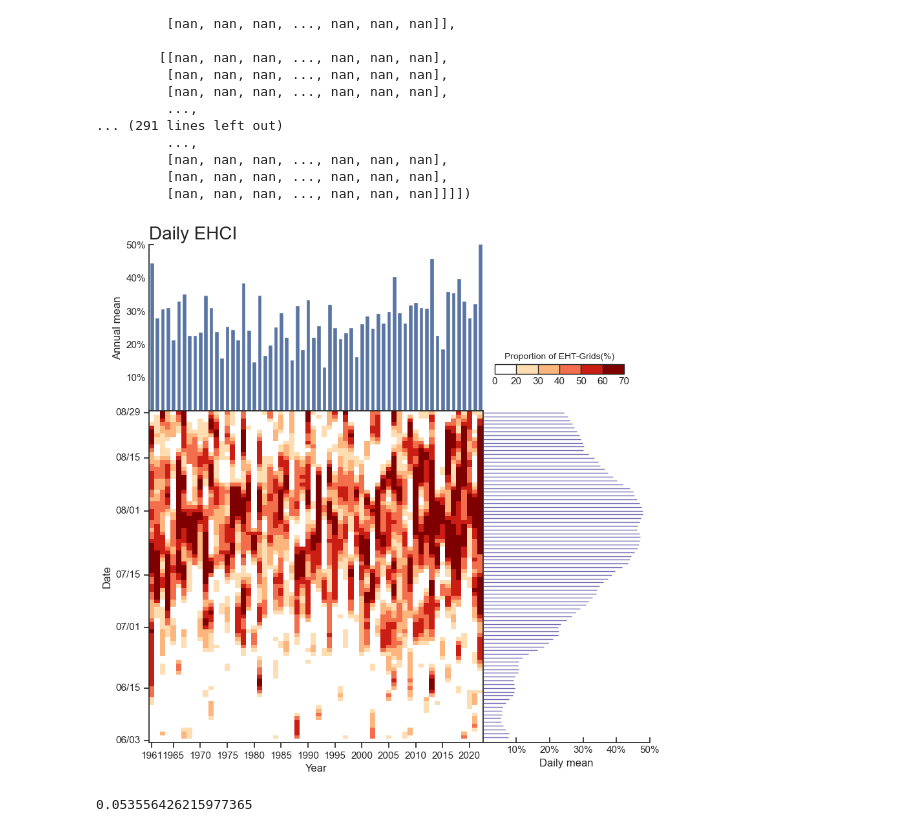
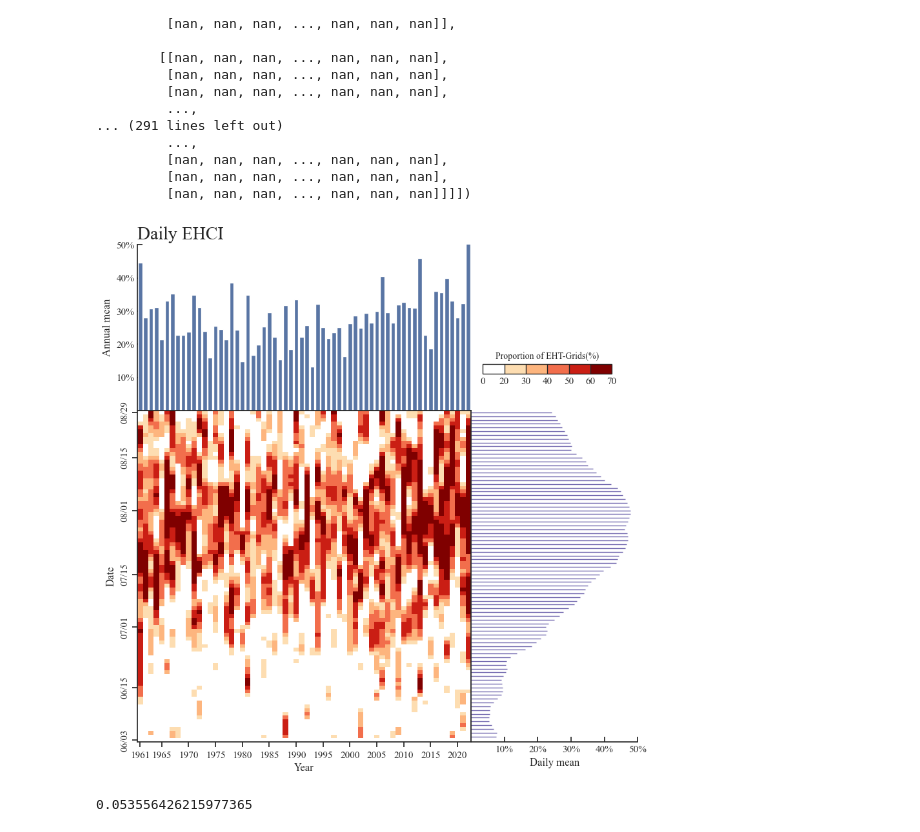
Before and after one commit to hhhopsong/work, a Jupyter notebook: Meteorological/p2/EHD夏季发展图.ipynb, the cells around one changed output. Saved outputs shown, nothing was run; the diff lists cells and outputs as text; code cells hidden in the pictures.

```diff
--- a/Meteorological/p2/EHD夏季发展图.ipynb
+++ b/Meteorological/p2/EHD夏季发展图.ipynb
@@ -56,6 +56,8 @@ EHDstations_zone.name = 'EHS'
 # %%
 # 绘图
 sns.set(style='ticks')
+# 字体为新罗马
+plt.rcParams['font.family'] = 'Times New Roman'
 fig = plt.figure()
 fig.subplots_adjust(wspace=0, hspace=0)  # 调整子图间距
 spec = gridspec.GridSpec(ncols=2, nrows=2, width_ratios=[2, 1], height_ratios=[1, 2])  # 设置子图比例
@@ -127,34 +129,34 @@ ax.set_title('Daily EHCI', fontsize=20, loc='left')
 # ax.spines['right'].set_visible(False)  # 隐藏右边框
 # ax.spines['bottom'].set_visible(False)  # 显示下边框
 # ax.spines['left'].set_visible(False)  # 显示左边框
 
 ##设置ax2_reg坐标结束##
 
 ax3 = sns.barplot(data=EHDstations_zone.to_dataframe()*100, x="EHS", y='day', orient='h', ax=fig.add_subplot(spec[1, 1]), errorbar=('ci', 0), width=0, color='None', edgecolor='#756BB1')  # 长江流域极端高温格点逐日占比
 #ax3_6_line = plt.axvline(x=EHDstations_zone.mean('year').to_dataframe()[:30].mean().to_numpy()*100, ymax=30/92, color='#74C476', linestyle='-')  # 添加50%置信度分割线
 #ax3_78_line = plt.axvline(x=EHDstations_zone.mean('year').to_dataframe()[30:].mean().to_numpy()*100, ymin=30/92, color="#CA1E14", linestyle='-')
 ##设置ax3坐标##
 ax3.yaxis.set_visible(False)  # ax3隐藏y轴标签
 ax = plt.gca()
 ax.set_xlim(0, 0.5*100)
 ax.set_xticks([10, 20, 30, 40, 50])
 ax.set_xticklabels([ "10%", "20%", "30%", "40%", "50%"])
 ax.tick_params(axis='x', direction='in')  # 设置x轴刻度方向
 ax.spines['top'].set_visible(False)  # 隐藏上边框
 ax.spines['right'].set_visible(False)  # 隐藏右边框
 ax.spines['bottom'].set_visible(True)  # 显示下边框
 ax.spines['left'].set_visible(True)  # 显示左边框
 plt.xlabel('Daily mean')
 plt.gca().invert_yaxis()
 ##设置ax3坐标结束##
 
 
 # 保存为1:1
 plt.gcf().set_size_inches(10, 10)
 plt.savefig(fr'D:\PyFile\p2\pic\图2.png', dpi=600, bbox_inches='tight')
 plt.show()
 # %% [output]
-[figure, old version]
+[figure, new version]
 # %%
 p_value
 # %% [output]
```
Also changed, not shown: 11 other files.
